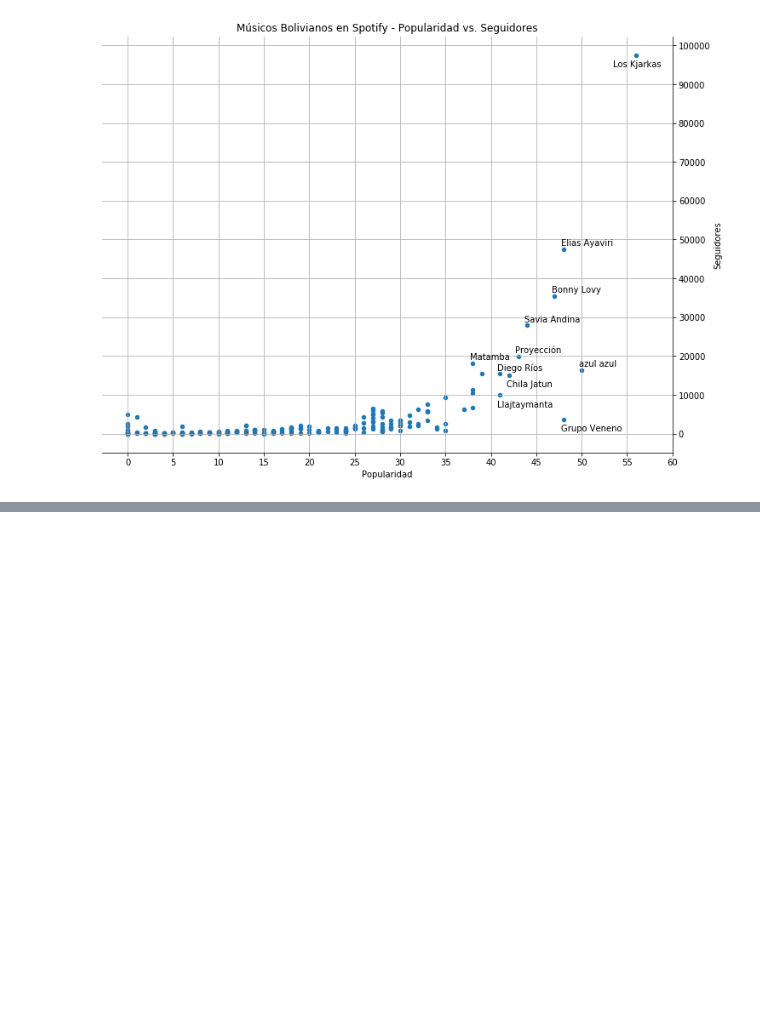
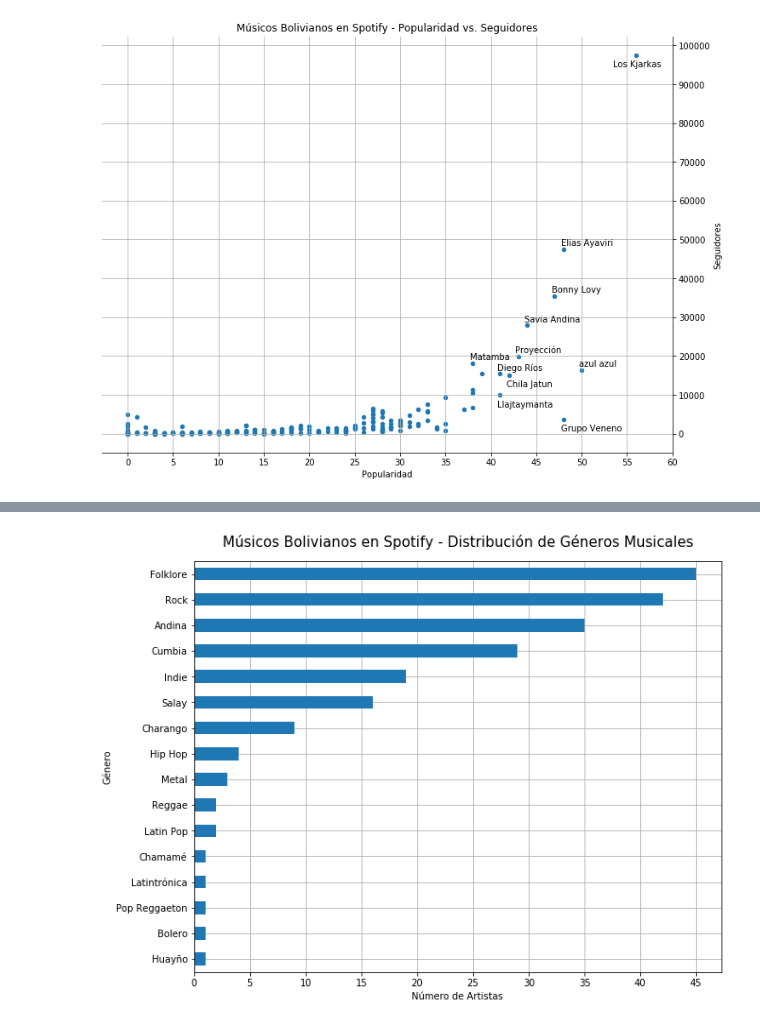
Before and after one commit to leanguardia/bolivian-music, a Jupyter notebook: Visualizations.ipynb, the cells around one changed output, grey strips where cells are left out. Cells and saved outputs as stored; diff of their text form; code cells hidden in the pictures; blank space fills up the shorter version.

Commit message:
Viz: Genres Distribution Improvement

```diff
--- a/Visualizations.ipynb
+++ b/Visualizations.ipynb
@@ -48,0 +60,3 @@ plt.savefig('plots/popularity-vs-followers-0620.png',dpi=100)
+# %%
+df.genres = df.genres.apply(literal_eval)
+df.genres.explode().value_counts()
@@ -48,0 +83,36 @@ plt.savefig('plots/popularity-vs-followers-0620.png',dpi=100)
+# %%
+genre_translations = {
+    'folklore boliviano': 'Folklore',
+    'bolivian rock': 'Rock',
+    'andean':       'Andina',
+    'cumbia boliviana':  'Cumbia',
+    'indie boliviano':  'Indie',
+    'salay':  'Salay',
+    'charango': 'Charango',
+    'hip hop boliviano': 'Hip Hop',
+    'latin pop': 'Latin Pop',
+    'reggae en espanol': 'Reggae',
+    'bolivian metal':  'Metal',
+    'chamame': 'Chamamé',
+    'latintronica': 'Latintrónica',
+    'andean flute': 'Andina',
+    'bolero': 'Bolero',
+    'latin metal': 'Metal',
+    'pop reggaeton': 'Pop Reggaeton',
+    'huayno':  'Huayño'
+}
+# %%
+def plot_genre_dist(df, translations):
+    exploded = df.genres.explode().map(translations)
+
+    ax = exploded.value_counts(dropna=True).sort_values(ascending=True).plot.barh(figsize=(10,8))
+
+    ax.set_title('Músicos Bolivianos en Spotify - Distribución de Géneros Musicales', fontsize=15, pad=15);
+    ax.set_xlabel('Número de Artistas'); ax.set_ylabel('Género');
+    ax.set_axisbelow(True); plt.grid();
+    xticks = np.arange(0,50,5)
+    plt.xticks(xticks, xticks)
+    plt.savefig('plots/genres-distribution.png', dpi=100, bbox_inches='tight')
+plot_genre_dist(df, genre_translations)
+# %% [output]
+[figure, added]
```
Also changed, not shown: parts of 5 cells of this notebook, 1 other file.
